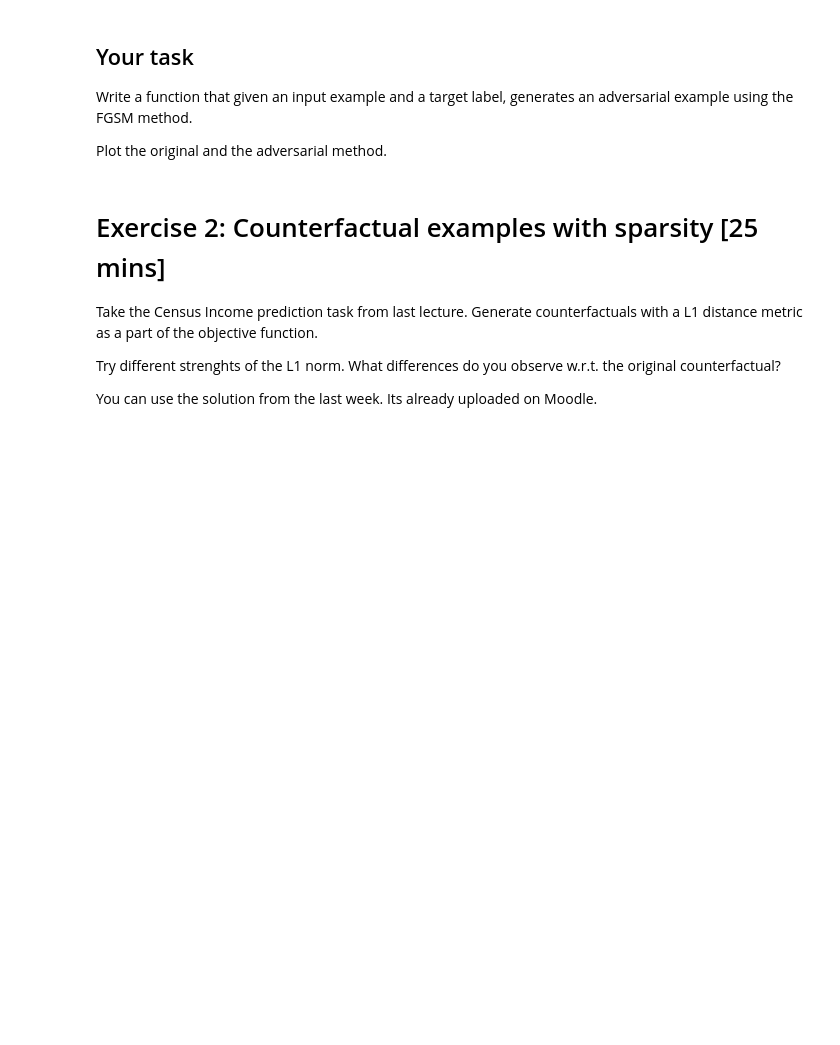
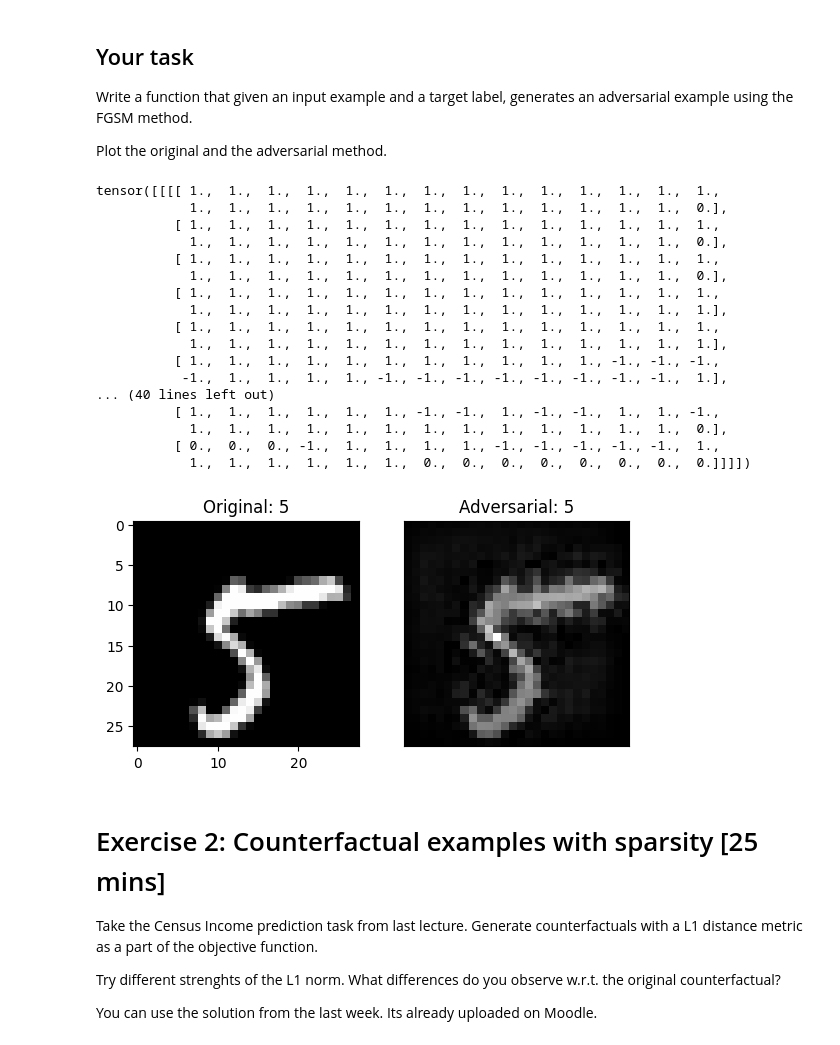
Before and after one commit to HuettenaTHOR/Responsible-AI-SS25, a Jupyter notebook: week 6/exercise.ipynb, the cells around one changed output. Cells and saved outputs as stored; diff of their text form; code cells hidden in the pictures; blank space fills up the shorter version.

```diff
--- a/week 6/exercise.ipynb
+++ b/week 6/exercise.ipynb
@@ -56,7 +56,7 @@ print(f"Using {device} device")
 # Initialize the network
 model = Net().to(device)
 
-model_path = "lenet_mnist_model.pth"  # This is the file we downloaded
+model_path = "./model/lenet_mnist_model.pth"  # This is the file we downloaded
 # Load the pretrained model
 model.load_state_dict(torch.load(model_path, map_location=device, weights_only=True))
 
@@ -125,6 +145,65 @@ Write a function that given an input example and a target label, generates an ad
 Plot the original and the adversarial method.
 # %%
 # Your code here
+def adversarial_example(input_example, epsilon, target_label):
+    """
+    Generate an adversarial example using the Fast Gradient Sign Method (FGSM).
+
+    Args:
+        input_example (torch.Tensor): The input image tensor.
+        target_label (int): The target label for the adversarial example.
+        epsilon (float): The perturbation magnitude.
+
+    Returns:
+        torch.Tensor: The adversarial example.
+    """
+
+    x_c = input_example.clone()
+    x_c.requires_grad = True
+
+
+    pred = model(x_c)
+    target = torch.tensor([target_label]).to(device)
+    model.zero_grad()
+    loss_fn = F.nll_loss(pred, target)
+    loss_fn.backward()
+    grad_sign = x_c.grad.data.sign()
+    x_c = x_c + epsilon * grad_sign * x_c.grad
+    print(grad_sign)
+    return x_c.detach()
+# %%
+x, y = next(iter(test_loader))
+# %%
+adv_output = adversarial_example(x, epsilon=3, target_label=1)
+plt.figure()
+plt.subplot(1, 2, 1)
+plt.imshow(denorm(x).squeeze(0,1).detach().cpu(), cmap="gray")
+plt.title(f"Original: {y.item()}")
+plt.subplot(1, 2, 2)
+plt.imshow(adv_output.squeeze(0,1).detach().cpu(), cmap="gray")
+plt.title(f"Adversarial: {predict(adv_output)}")
+plt.xticks([], [])
+plt.yticks([], [])
+plt.show()
+# %% [output]
+tensor([[[[ 1.,  1.,  1.,  1.,  1.,  1.,  1.,  1.,  1.,  1.,  1.,  1.,  1.,  1.,
+            1.,  1.,  1.,  1.,  1.,  1.,  1.,  1.,  1.,  1.,  1.,  1.,  1.,  0.],
+          [ 1.,  1.,  1.,  1.,  1.,  1.,  1.,  1.,  1.,  1.,  1.,  1.,  1.,  1.,
+            1.,  1.,  1.,  1.,  1.,  1.,  1.,  1.,  1.,  1.,  1.,  1.,  1.,  0.],
+          [ 1.,  1.,  1.,  1.,  1.,  1.,  1.,  1.,  1.,  1.,  1.,  1.,  1.,  1.,
+            1.,  1.,  1.,  1.,  1.,  1.,  1.,  1.,  1.,  1.,  1.,  1.,  1.,  0.],
+          [ 1.,  1.,  1.,  1.,  1.,  1.,  1.,  1.,  1.,  1.,  1.,  1.,  1.,  1.,
+            1.,  1.,  1.,  1.,  1.,  1.,  1.,  1.,  1.,  1.,  1.,  1.,  1.,  1.],
+          [ 1.,  1.,  1.,  1.,  1.,  1.,  1.,  1.,  1.,  1.,  1.,  1.,  1.,  1.,
+            1.,  1.,  1.,  1.,  1.,  1.,  1.,  1.,  1.,  1.,  1.,  1.,  1.,  1.],
+          [ 1.,  1.,  1.,  1.,  1.,  1.,  1.,  1.,  1.,  1.,  1., -1., -1., -1.,
+           -1.,  1.,  1.,  1.,  1., -1., -1., -1., -1., -1., -1., -1., -1.,  1.],
+... (40 lines left out)
+          [ 1.,  1.,  1.,  1.,  1.,  1., -1., -1.,  1., -1., -1.,  1.,  1., -1.,
+            1.,  1.,  1.,  1.,  1.,  1.,  1.,  1.,  1.,  1.,  1.,  1.,  1.,  0.],
+          [ 0.,  0.,  0., -1.,  1.,  1.,  1.,  1., -1., -1., -1., -1., -1.,  1.,
+            1.,  1.,  1.,  1.,  1.,  1.,  0.,  0.,  0.,  0.,  0.,  0.,  0.,  0.]]]])
+[figure, added]
 # %% [markdown]
 # Exercise 2: Counterfactual examples with sparsity [25 mins]
 
```
Also changed, not shown: parts of 11 cells of this notebook, 11 other files.
